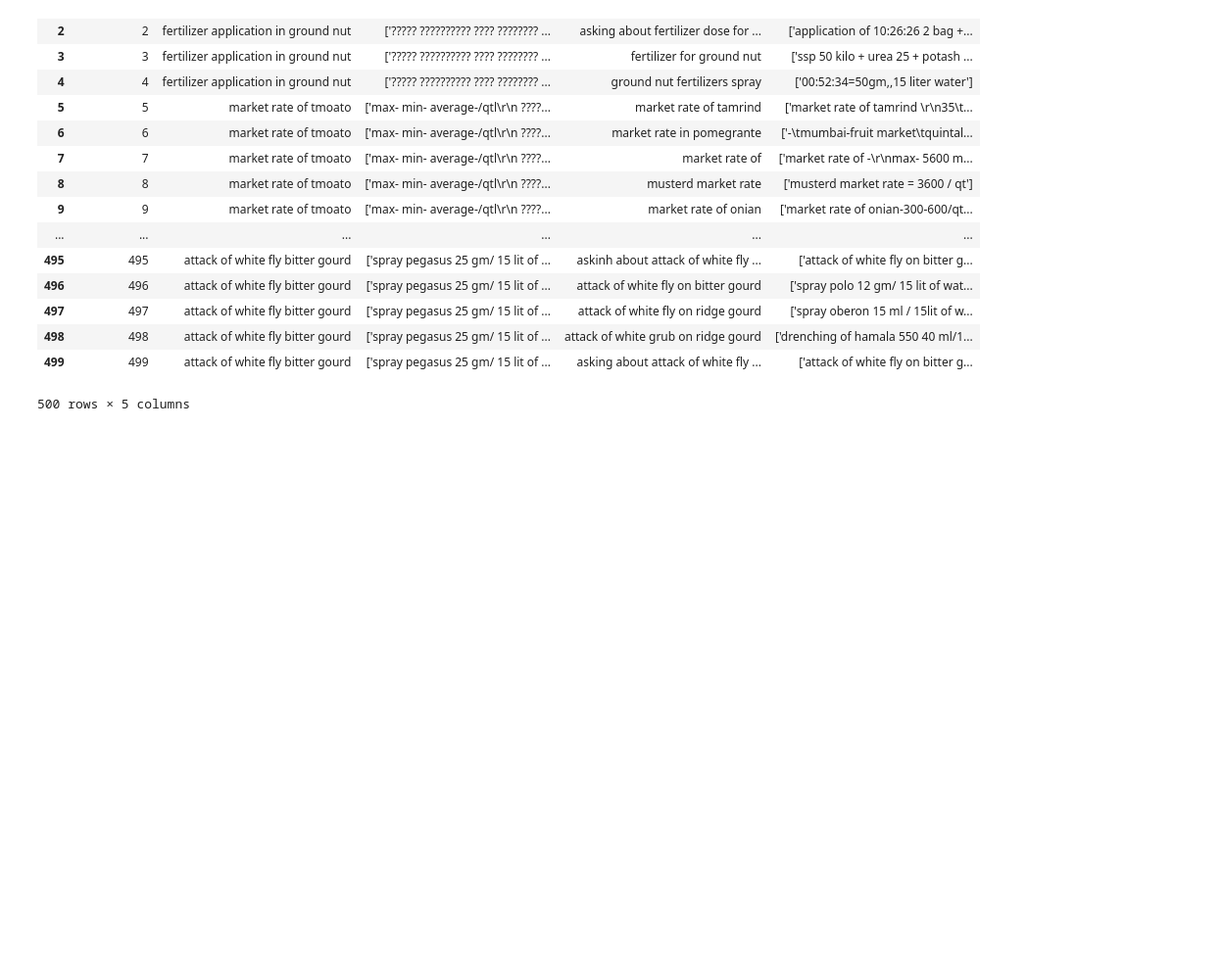
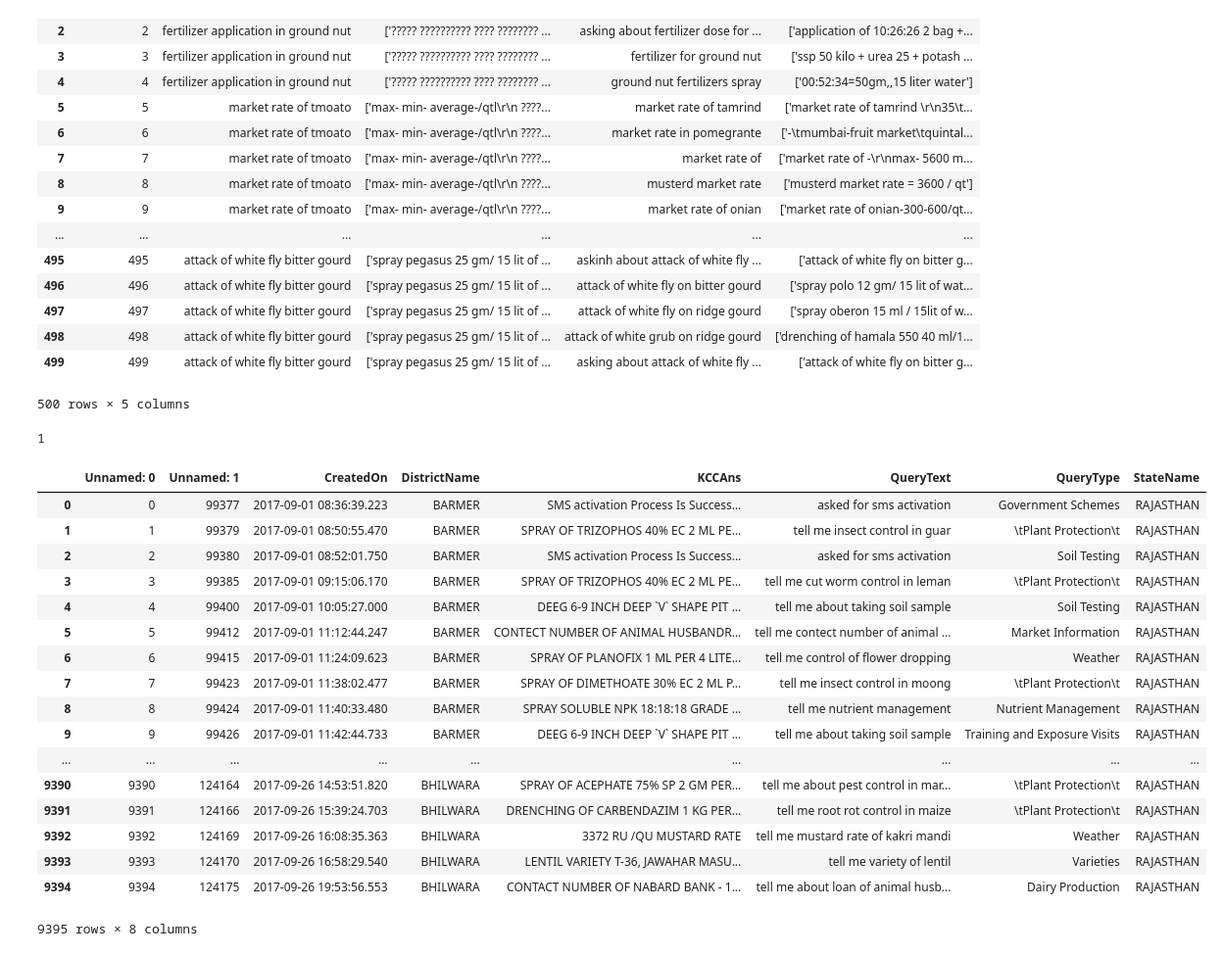
Before and after one commit to AgriChatbot/agriChatbot, a Jupyter notebook: MH-2017/agri.ipynb, the cells around one changed output. Shown at 98% size. Drawn from its saved outputs; the diff is of its cells as text; code cells hidden in the pictures; blank space fills up the shorter version.

```diff
--- a/MH-2017/agri.ipynb
+++ b/MH-2017/agri.ipynb
@@ -149,0 +215,27 @@ f1
+# %%
+entity([0,1,2,3,4], ['market', 'rate', 'wheat'], ['askeda about market rate of groundnut','market rate of wheat', 'wheat market rate', ' market rate of groundnut', 'groundnut market rate armori'])
+# %% [output]
+1
+# %%
+tryt = pd.read_csv('asf-all-test.csv')
+# %%
+tryt
+# %% [output]
+|  | Unnamed: 0 | Unnamed: 1 | CreatedOn | DistrictName | KCCAns | QueryText | QueryType | StateName |
+| 0 | 0 | 99377 | 2017-09-01 08:36:39.223 | BARMER | SMS activation Process Is Success... | asked for sms activation | Government Schemes | RAJASTHAN |
+| 1 | 1 | 99379 | 2017-09-01 08:50:55.470 | BARMER | SPRAY OF TRIZOPHOS 40% EC 2 ML PE... | tell me insect control in guar | \tPlant Protection\t | RAJASTHAN |
+| 2 | 2 | 99380 | 2017-09-01 08:52:01.750 | BARMER | SMS activation Process Is Success... | asked for sms activation | Soil Testing | RAJASTHAN |
+| 3 | 3 | 99385 | 2017-09-01 09:15:06.170 | BARMER | SPRAY OF TRIZOPHOS 40% EC 2 ML PE... | tell me cut worm control in leman | \tPlant Protection\t | RAJASTHAN |
+| 4 | 4 | 99400 | 2017-09-01 10:05:27.000 | BARMER | DEEG 6-9 INCH DEEP `V` SHAPE PIT ... | tell me about taking soil sample | Soil Testing | RAJASTHAN |
+| 5 | 5 | 99412 | 2017-09-01 11:12:44.247 | BARMER | CONTECT NUMBER OF ANIMAL HUSBANDR... | tell me contect number of animal ... | Market Information | RAJASTHAN |
+| 6 | 6 | 99415 | 2017-09-01 11:24:09.623 | BARMER | SPRAY OF PLANOFIX 1 ML PER 4 LITE... | tell me control of flower dropping | Weather | RAJASTHAN |
+| 7 | 7 | 99423 | 2017-09-01 11:38:02.477 | BARMER | SPRAY OF DIMETHOATE 30% EC 2 ML P... | tell me insect control in moong | \tPlant Protection\t | RAJASTHAN |
+| 8 | 8 | 99424 | 2017-09-01 11:40:33.480 | BARMER | SPRAY SOLUBLE NPK 18:18:18 GRADE ... | tell me nutrient management | Nutrient Management | RAJASTHAN |
+| 9 | 9 | 99426 | 2017-09-01 11:42:44.733 | BARMER | DEEG 6-9 INCH DEEP `V` SHAPE PIT ... | tell me about taking soil sample | Training and Exposure Visits | RAJASTHAN |
+| ... | ... | ... | ... | ... | ... | ... | ... | ... |
+| 9390 | 9390 | 124164 | 2017-09-26 14:53:51.820 | BHILWARA | SPRAY OF ACEPHATE 75% SP 2 GM PER... | tell me about pest control in mar... | \tPlant Protection\t | RAJASTHAN |
+| 9391 | 9391 | 124166 | 2017-09-26 15:39:24.703 | BHILWARA | DRENCHING OF CARBENDAZIM 1 KG PER... | tell me root rot control in maize | \tPlant Protection\t | RAJASTHAN |
+| 9392 | 9392 | 124169 | 2017-09-26 16:08:35.363 | BHILWARA | 3372 RU /QU MUSTARD RATE | tell me mustard rate of kakri mandi | Weather | RAJASTHAN |
+| 9393 | 9393 | 124170 | 2017-09-26 16:58:29.540 | BHILWARA | LENTIL VARIETY T-36, JAWAHAR MASU... | tell me variety of lentil | Varieties | RAJASTHAN |
+| 9394 | 9394 | 124175 | 2017-09-26 19:53:56.553 | BHILWARA | CONTACT NUMBER OF NABARD BANK - 1... | tell me about loan of animal husb... | Dairy Production | RAJASTHAN |
+9395 rows × 8 columns
```
Also changed, not shown: parts of 4 cells of this notebook, 15 other files.
